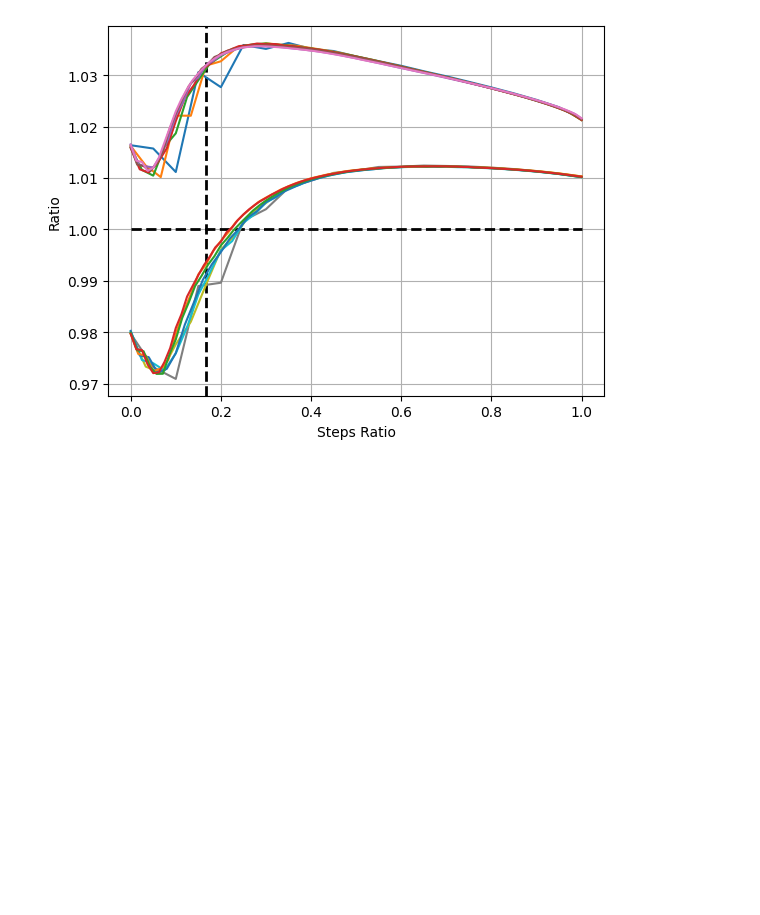
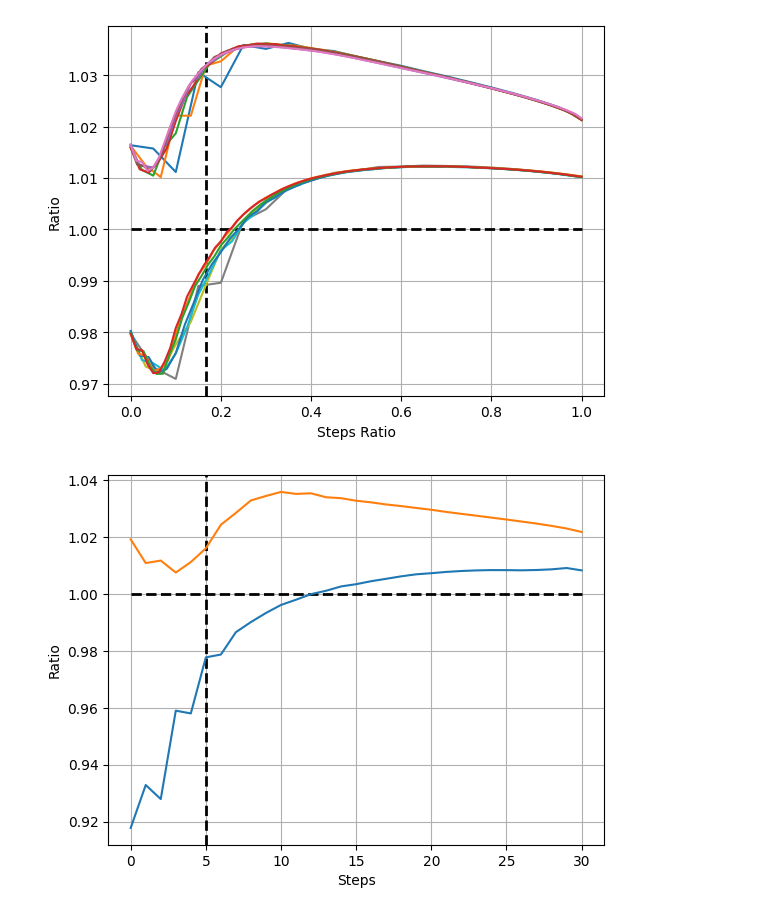
Before and after one commit to banyuanhao/daam, a Jupyter notebook: wrapupdata/wrapup_ratio_rubuttal.ipynb, the cells around one changed output. Cells and saved outputs as stored; diff of their text form; code cells hidden in the pictures; blank space fills up the shorter version.

```diff
--- a/wrapupdata/wrapup_ratio_rubuttal.ipynb
+++ b/wrapupdata/wrapup_ratio_rubuttal.ipynb
@@ -160,3 +160,63 @@ fig.show()
 # fig.savefig('when_ratio_noun.png')
 # %% [output]
 [figure]
+# %%
+import json
+import matplotlib.pyplot as plt
+import numpy as np
+
+base = np.ones(31)
+negative_list = []
+fig, ax = plt.subplots()
+ax.grid(True)
+# plot base as dotted line
+ax.plot(base,linestyle='--', linewidth=2, color='black' )
+ax.axvline(5, linestyle='--', color='black', linewidth=2)
+
+# choice = 'unclip_noun'
+# with open(f'{path}/{choice}.json') as f:
+#     data = json.load(f)
+# for dic in data:
+#     if dic['negative_prompt'] in negative_list:
+#         continue
+#     ratio = np.mean(np.array(dic['ratio']),axis=0)
+#     ax.plot(ratio)
+#     ax.set_xlabel('Steps')
+#     ax.set_ylabel('Ratio')
+
+choice = 'unclip_adj'
+with open(f'{path}/{choice}.json') as f:
+    data = json.load(f)
+ratios = []
+for i,dic in enumerate(data):
+
+    negative_list.append(dic['negative_prompt'])
+    ratio = np.mean(np.array(dic['ratio']),axis=0)
+    if ratio[-1] < 1:
+        continue
+    ratios.append(ratio)
+ratios = np.array(ratios)
+ratios = np.mean(ratios,axis=0)
+ax.plot(ratios, label="Unclip Adj")
+
+choice = 'unclip_noun'
+with open(f'{path}/{choice}.json') as f:
+    data = json.load(f)
+ratios = []
+for i,dic in enumerate(data):
+    negative_list.append(dic['negative_prompt'])
+    if ratio[-1]/ratio[10] < 1.0:
+        continue
+    ratio = np.mean(np.array(dic['ratio']),axis=0)
+    ratios.append(ratio)
+ratios = np.array(ratios)
+ratios = np.mean(ratios,axis=0)
+ax.plot(ratios,label="Unclip Noun")
+
+
+ax.set_xlabel('Steps')
+ax.set_ylabel('Ratio')
+fig.show()
+fig.savefig('when_ratio_noun.png')
+# %% [output]
+[figure, added]
```
Also changed, not shown: 17 other files.
